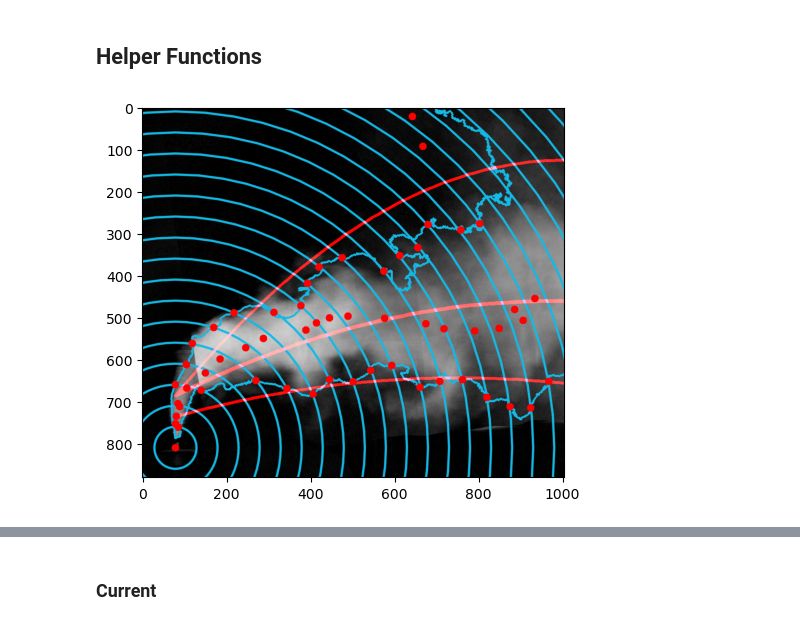
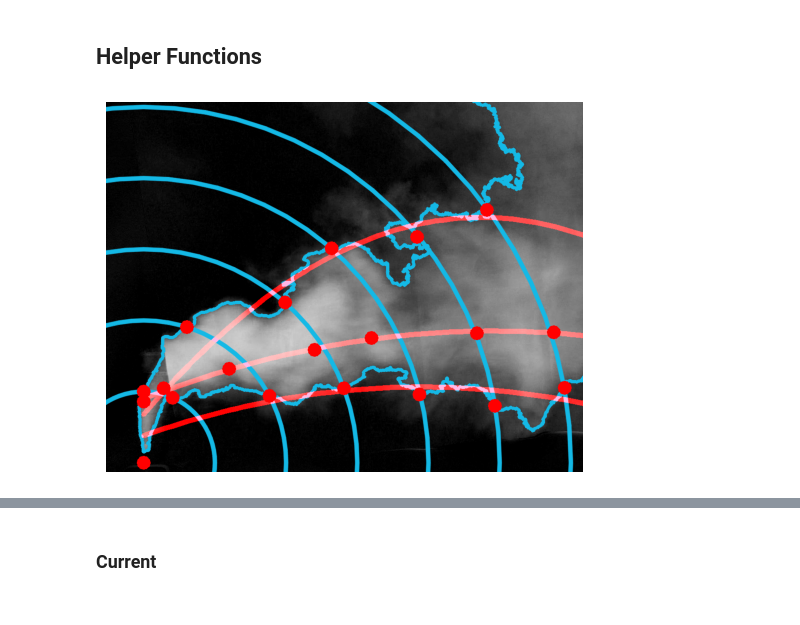
Before and after one commit to MalachiteWind/ROM-Plumes-Experiments, a Jupyter notebook: figures.ipynb, the cells around one changed output, grey strips where cells are left out. Drawn from its saved outputs; the diff is of its cells as text; code cells hidden in the pictures.

```diff
--- a/figures.ipynb
+++ b/figures.ipynb
@@ -67,8 +70,0 @@ plt.show()
-# %%
-# Default atol, rtol
-frame = output[0]
-frame_flip = np.fliplr(frame)
-frame_crop = frame_flip[y1:y2, x1:x2]
-
-plt.imshow(frame_crop)
-plt.show()
@@ -272,7 +266,7 @@ def add_plume_contour(
         selected_contours
 ):
     img = img.copy()
-    thickness = 3
+    thickness = 5
     blue_color = (190,238,251)
     blue_color = (132,185,199)
     blue_color = (20,185,230)
@@ -288,8 +282,8 @@ def add_plume_contour(
 def add_concentric_circle(
         img,
         orig_center,
-        radii=50,
-        num_of_circ=25,
+        radii=radii,
+        num_of_circ=num_of_circs,
 ):
     """
     Parameters:
@@ -301,7 +295,7 @@ def add_concentric_circle(
     img = img.copy()
     # print(img)
     # img = (img* 255).astype(np.uint8)
-    thickness =3
+    thickness =7
     red_color = (190,238,251)
     red_color = (132,185,199)
     red_color = (20,185,230)
@@ -335,7 +329,14 @@ def add_scatter_points(
             point,
             thickness,
             red_color,
-            -1
+            thickness=thickness
+        )
+        cv2.circle(
+            img,
+            point,
+            thickness,
+            red_color,
+            thickness=-1
         )
 
     for point in points_var1:
@@ -344,7 +345,14 @@ def add_scatter_points(
             point,
             thickness,
             red_color,
-            -1
+            thickness=thickness
+        )
+        cv2.circle(
+            img,
+            point,
+            thickness,
+            red_color,
+            thickness=-1
         )
 
     for point in points_var2:
@@ -353,7 +361,14 @@ def add_scatter_points(
             point,
             thickness,
             red_color,
-            -1
+            thickness=thickness
+        )
+        cv2.circle(
+            img,
+            point,
+            thickness,
+            red_color,
+            thickness=-1
         )
 
     return img
@@ -413,22 +428,23 @@ def create_fig(
 # %%
 frame = cv2.imread(img_path)
 
 new_frame = create_fig(
     frame,
     plotting_data,
     leak_source,
     heatmap=False,
     contour=True,
     concentric_circ=True,
     scatter=True,
     poly=True
 )
 
 
 plt.imshow(new_frame)
+plt.axis('off')
 plt.show()
 # %% [output]
-[figure, old version]
+[figure, new version]
 # %%
 # Generate all figures to plot
 first_row = []
```
Also changed, not shown: parts of 8 cells of this notebook.
